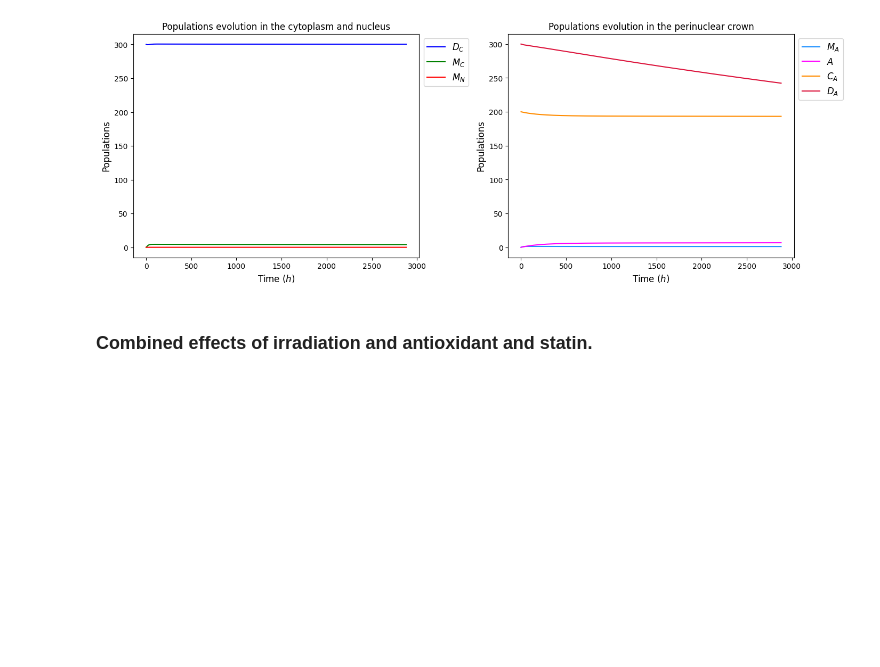
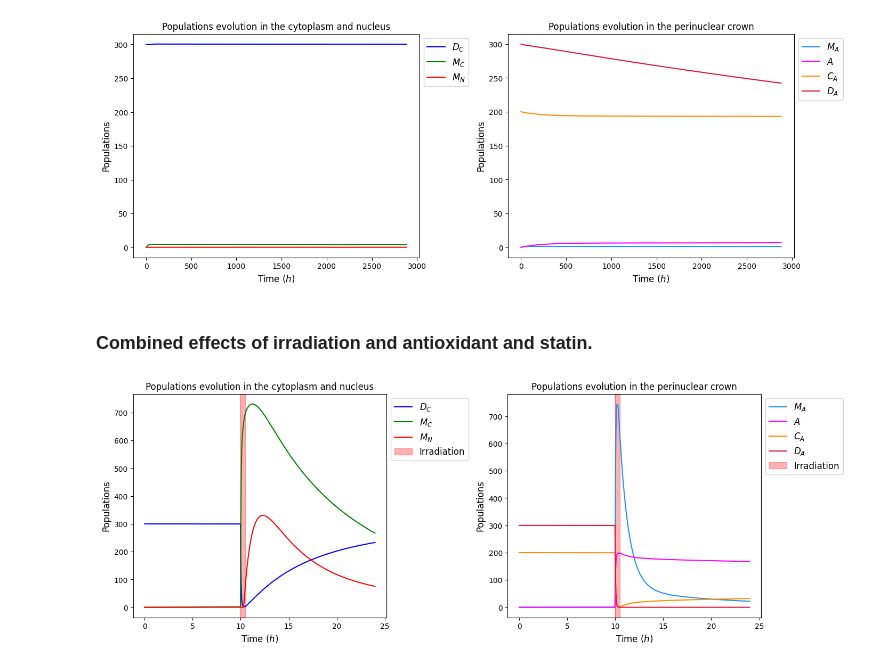
Before and after one commit to SimonBure/simulation-alzheimer, a Jupyter notebook: compartmental.ipynb, the cells around one changed output. Saved outputs shown, nothing was run; the diff lists cells and outputs as text; code cells hidden in the pictures; blank space fills up the shorter version.

Commit message:
Last simulation of the compartmental model

```diff
--- a/compartmental.ipynb
+++ b/compartmental.ipynb
@@ -436,3 +432,34 @@ sim_aox_formed.plot_all_compartments()
 [figure]
 # %% [markdown]
 ### Combined effects of irradiation and antioxidant and statin.
+# %%
+sim_irr_aox_sta = Simulation(a_day_duration, time_step)
+
+coefs_dimer_formation_cytoplasm = a1, a2 = 0.001, 20
+coefs_migration_cytoplasm_to_crown = a2, b2, n2, e2 = 1, 0.4, 3, 20
+coefs_migration_crown_to_nucleus = a3, b3, n3, e3, f3 = 1, 0.5, 5, 0.5, 1
+coefs_complex_formation = a4, e4 = 0.002, 20
+coefs_dimer_formation_crown = a5, b5, n5, e5 = 0.002, 150, 3, 20
+e6 = 0.5
+coefs_fragmentation = cs, e0 = 0.002, 20
+
+sim_irr_aox_sta.setup_compartmental_system(d0, d1, lamdA, coefs_dimer_formation_cytoplasm, coefs_migration_cytoplasm_to_crown,
+                                           coefs_migration_crown_to_nucleus, coefs_complex_formation,
+                                           coefs_dimer_formation_crown, e6, coefs_fragmentation,
+                                           initial_compartments_crown_formed)
+
+times_antioxidant = (0, a_day_duration)
+dose_antioxidant = 0.6
+times_irradiation = (10, 10.5)
+dose_irradiation = 15
+times_statin = (0, a_day_duration)
+dose_statin = 0.05
+
+sim_irr_aox_sta.setup_experimental_conditions(times_antioxidant, dose_antioxidant, times_irradiation, dose_irradiation,
+                                              times_statin, dose_statin)
+
+sim_irr_aox_sta.simulate()
+
+sim_irr_aox_sta.plot_all_compartments()
+# %% [output]
+[figure, added]
```
Also changed, not shown: parts of 6 cells of this notebook, 1 other file.
